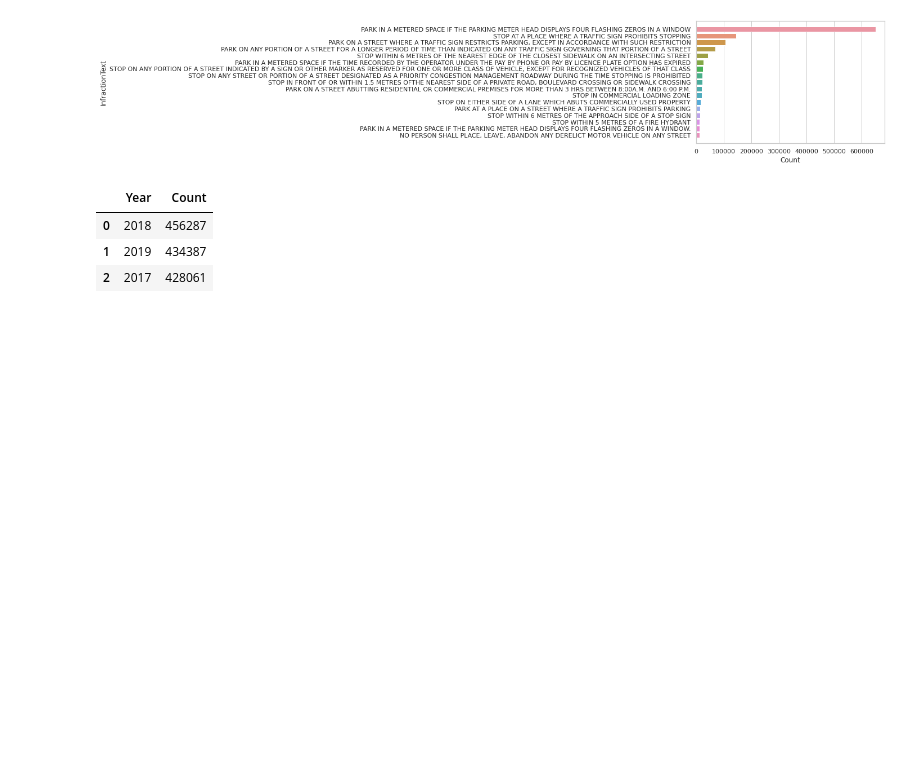
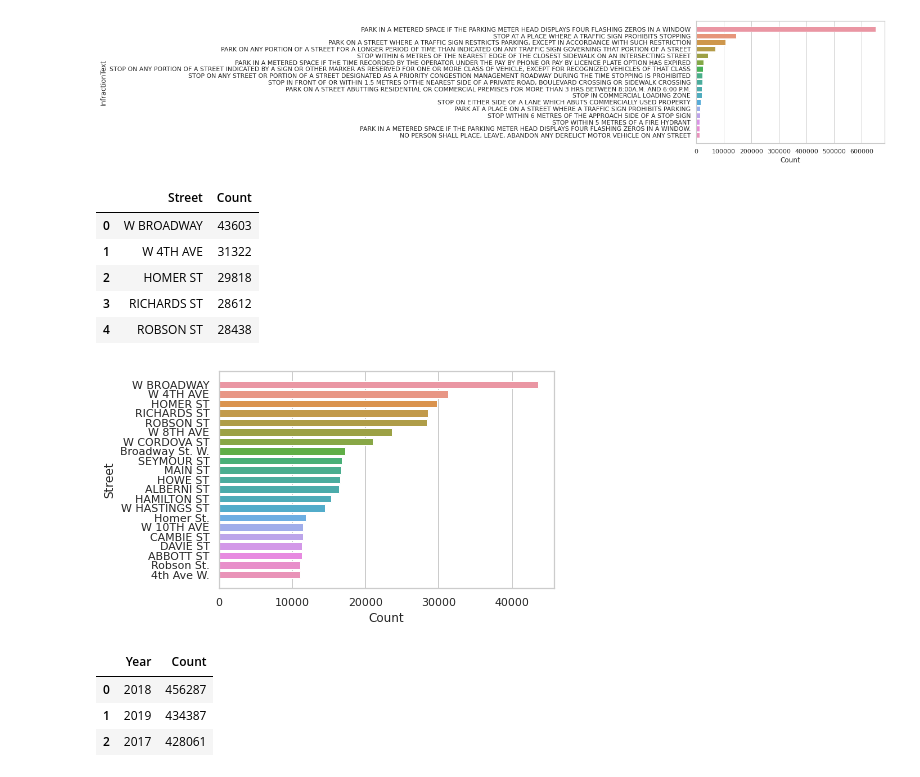
Before and after one commit to anafsa/ChildrenOfJupyter, a Jupyter notebook: Stage-2/Irregular Parking/Identification of patterns and prediction of irregular parking.ipynb, the cells around one changed output. Drawn from its saved outputs; the diff is of its cells as text; code cells hidden in the pictures; blank space fills up the shorter version.

Commit message:
Number of Infractions per Day per Type per Stree

```diff
--- a/Stage-2/Irregular Parking/Identification of patterns and prediction of irregular parking.ipynb
+++ b/Stage-2/Irregular Parking/Identification of patterns and prediction of irregular parking.ipynb
@@ -107,6 +107,16 @@ categorical_feature_study(df, "InfractionText", horizontal=True, treshould=10000
 | 3 | PARK ON ANY PORTION OF A STREET F... | 70446 |
 | 4 | STOP WITHIN 6 METRES OF THE NEARE... | 42980 |
 [figure]
+# %%
+categorical_feature_study(df, "Street", horizontal=True, treshould=10000).head()
+# %% [output]
+|  | Street | Count |
+| 0 | W BROADWAY | 43603 |
+| 1 | W 4TH AVE | 31322 |
+| 2 | HOMER ST | 29818 |
+| 3 | RICHARDS ST | 28612 |
+| 4 | ROBSON ST | 28438 |
+[figure, added]
 # %%
 categorical_feature_study(df, "Year", horizontal=False)
 # %% [output]
```
Also changed, not shown: parts of 6 cells of this notebook.
